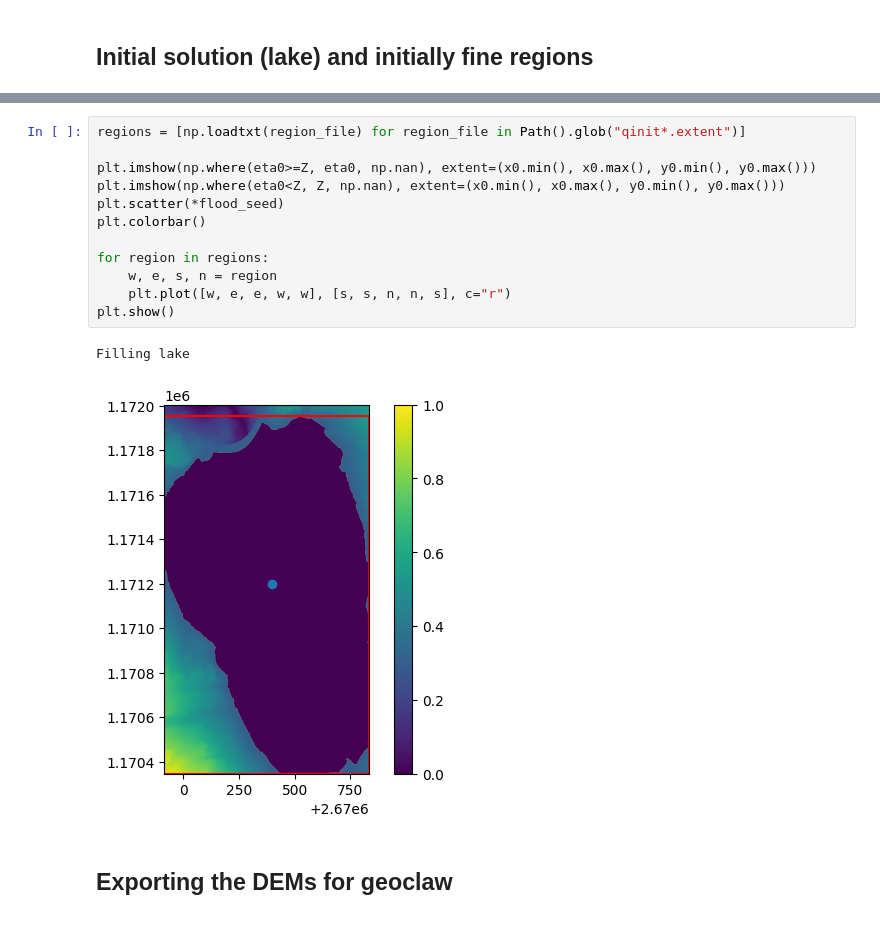
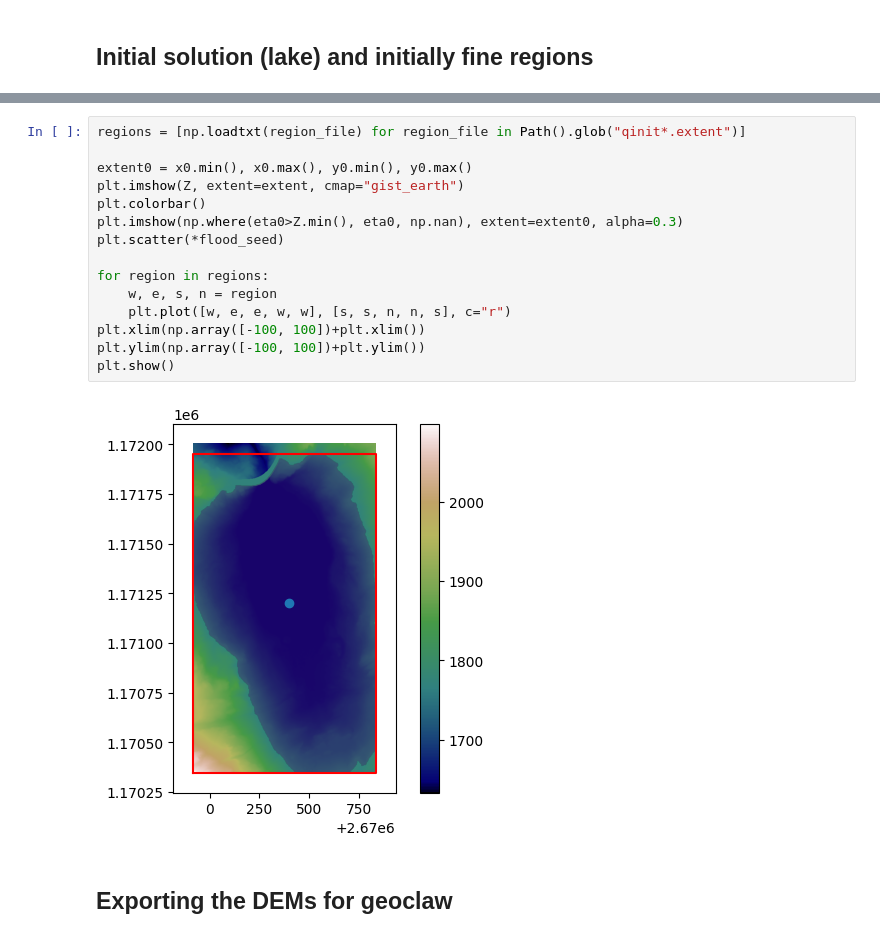
Before and after one commit to giboul/TriftGeoClaw, a Jupyter notebook: ImpulseWave.ipynb, the cells around one changed output, grey strips where cells are left out. Cells and saved outputs as stored; diff of their text form.

```diff
--- a/ImpulseWave.ipynb
+++ b/ImpulseWave.ipynb
@@ -117,18 +119,20 @@ np.savetxt("qinit.extent", qinit_extent)
 # %%
 regions = [np.loadtxt(region_file) for region_file in Path().glob("qinit*.extent")]
 
-plt.imshow(np.where(eta0>=Z, eta0, np.nan), extent=(x0.min(), x0.max(), y0.min(), y0.max()))
-plt.imshow(np.where(eta0<Z, Z, np.nan), extent=(x0.min(), x0.max(), y0.min(), y0.max()))
+extent0 = x0.min(), x0.max(), y0.min(), y0.max()
+plt.imshow(Z, extent=extent, cmap="gist_earth")
+plt.colorbar()
+plt.imshow(np.where(eta0>Z.min(), eta0, np.nan), extent=extent0, alpha=0.3)
 plt.scatter(*flood_seed)
-plt.colorbar()
 
 for region in regions:
     w, e, s, n = region
     plt.plot([w, e, e, w, w], [s, s, n, n, s], c="r")
+plt.xlim(np.array([-100, 100])+plt.xlim())
+plt.ylim(np.array([-100, 100])+plt.ylim())
 plt.show()
 # %% [output]
-Filling lake
-[figure, old version]
+[figure, new version]
 # %% [markdown]
 ## Exporting the DEMs for geoclaw
 # %%
```
Also changed, not shown: parts of 2 cells of this notebook.
